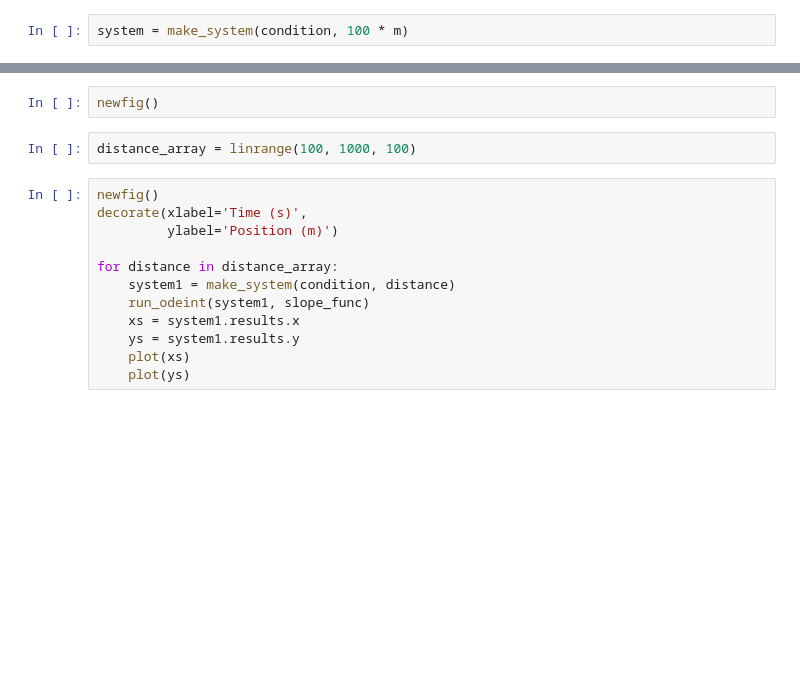
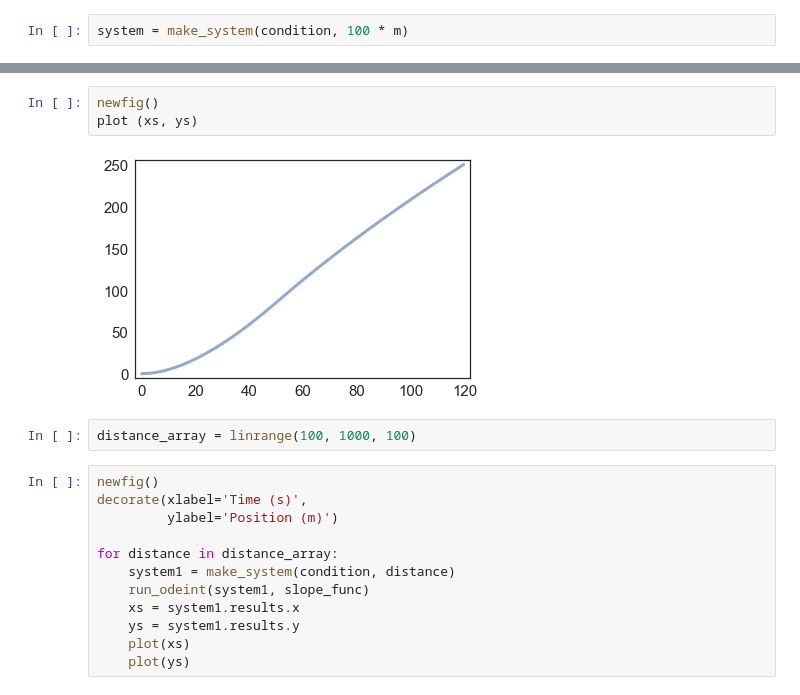
Before and after one commit to EamonCOBrien/ModSimPy, a Jupyter notebook: code/.Project 3.ipynb, the cells around one changed output, grey strips where cells are left out. Cells and saved outputs as stored; diff of their text form; blank space fills up the shorter version.

```diff
--- a/code/.Project 3.ipynb
+++ b/code/.Project 3.ipynb
@@ -120,5 +153,8 @@ decorate(xlabel='Time (s)',
-# %%
-newfig()
+# %%
+newfig()
+plot (xs, ys)
+# %% [output]
+[figure, added]
 # %%
 distance_array = linrange(100, 1000, 100)
 # %%
```
Also changed, not shown: parts of 12 cells of this notebook.
